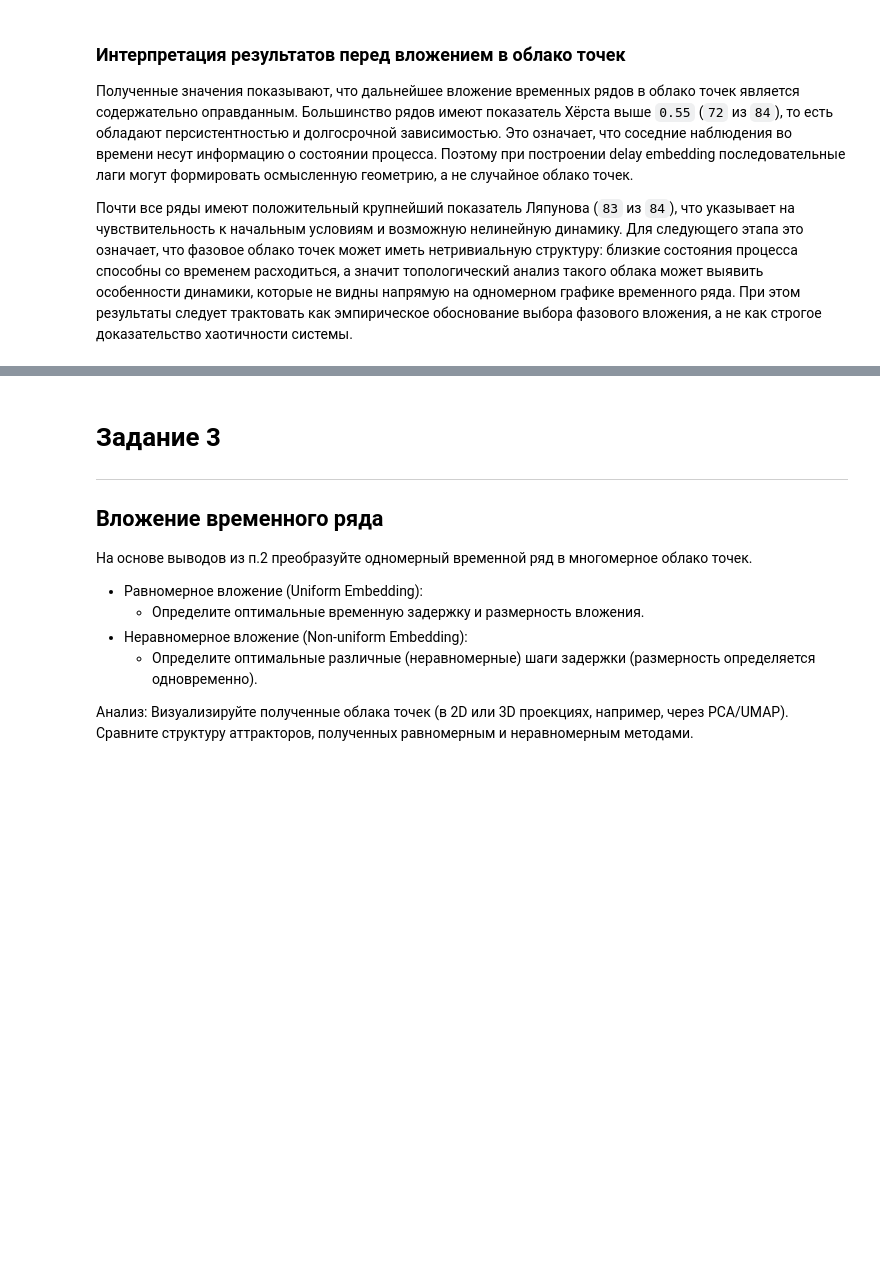
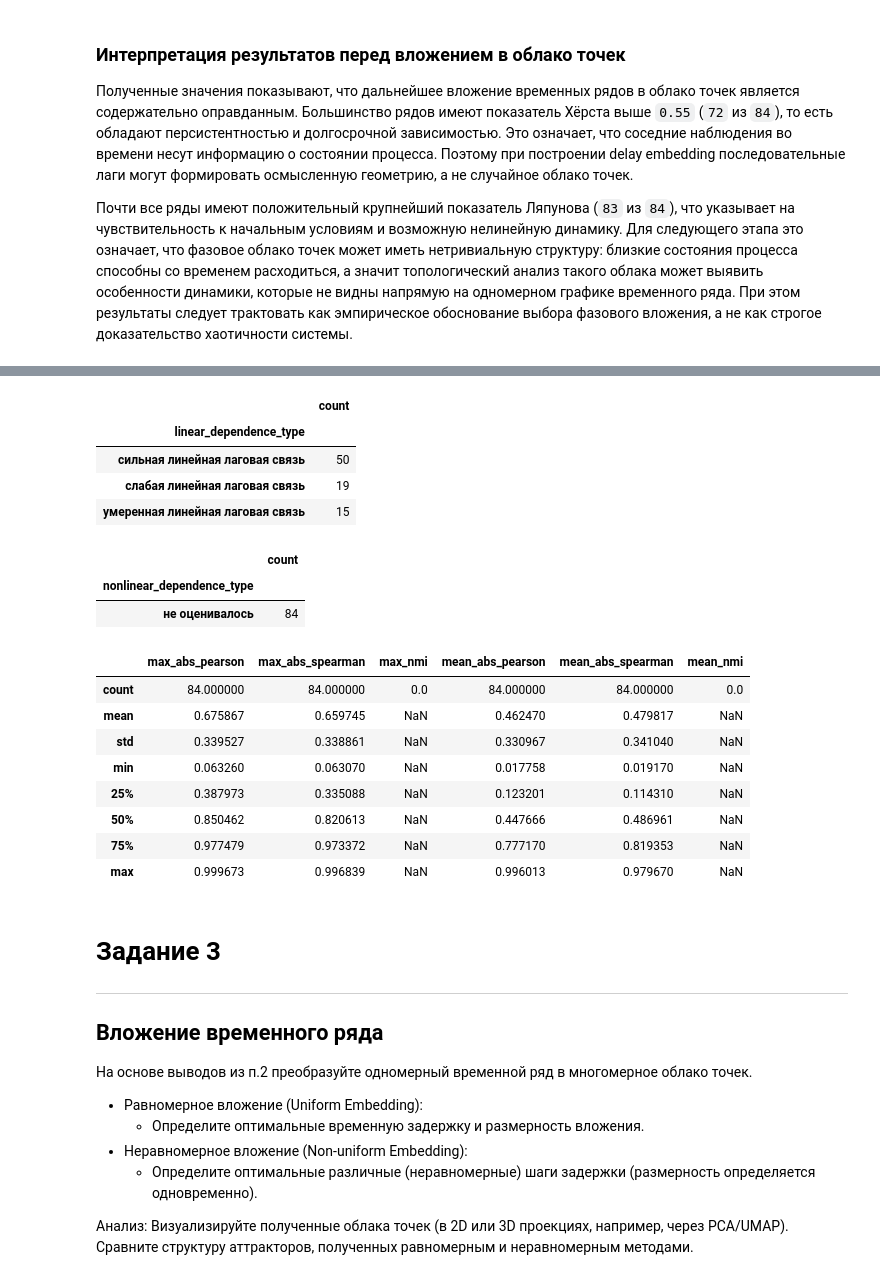
Before and after one commit to timofeevAS/tda-2026, a Jupyter notebook: tda.ipynb, the cells around one changed output, grey strips where cells are left out. Drawn from its saved outputs; the diff is of its cells as text; code cells hidden in the pictures; blank space fills up the shorter version.

```diff
--- a/tda.ipynb
+++ b/tda.ipynb
@@ -239,0 +334,22 @@ display(process_report["lyapunov_type"].value_counts().to_frame("count"))
+# %%
+lag_results = []
+
+for col in numeric_cols:
+    x = prepare_series(df_tda[col])
+
+    if x is None:
+        continue
+
+    rows = analyze_lag_linearity_for_series(
+        x=x,
+        column=col,
+        max_lag=50,
+        n_bins=10,
+    )
+
+    lag_results.extend(rows)
+
+lag_linearity_report = pd.DataFrame(lag_results)
+
+display(lag_linearity_report.head())
+print("Всего строк отчета:", len(lag_linearity_report))
@@ -240,3 +476,38 @@ display(process_report["lyapunov_type"].value_counts().to_frame("count"))
+# %%
+display(linearity_summary["linear_dependence_type"].value_counts().to_frame("count"))
+
+display(linearity_summary["nonlinear_dependence_type"].value_counts().to_frame("count"))
+
+display(
+    linearity_summary[
+        [
+            "max_abs_pearson",
+            "max_abs_spearman",
+            "max_nmi",
+            "mean_abs_pearson",
+            "mean_abs_spearman",
+            "mean_nmi",
+        ]
+    ].describe()
+)
+# %% [output]
+|  | count |
+| linear_dependence_type |  |
+| сильная линейная лаговая связь | 50 |
+| слабая линейная лаговая связь | 19 |
+| умеренная линейная лаговая связь | 15 |
+|  | count |
+| nonlinear_dependence_type |  |
+| не оценивалось | 84 |
+|  | max_abs_pearson | max_abs_spearman | max_nmi | mean_abs_pearson | mean_abs_spearman | mean_nmi |
+| count | 84.000000 | 84.000000 | 0.0 | 84.000000 | 84.000000 | 0.0 |
+| mean | 0.675867 | 0.659745 | NaN | 0.462470 | 0.479817 | NaN |
+| std | 0.339527 | 0.338861 | NaN | 0.330967 | 0.341040 | NaN |
+| min | 0.063260 | 0.063070 | NaN | 0.017758 | 0.019170 | NaN |
+| 25% | 0.387973 | 0.335088 | NaN | 0.123201 | 0.114310 | NaN |
+| 50% | 0.850462 | 0.820613 | NaN | 0.447666 | 0.486961 | NaN |
+| 75% | 0.977479 | 0.973372 | NaN | 0.777170 | 0.819353 | NaN |
+| max | 0.999673 | 0.996839 | NaN | 0.996013 | 0.979670 | NaN |
 # %% [markdown]
 # Задание 3
 ---
```
Also changed, not shown: parts of 7 cells of this notebook.
